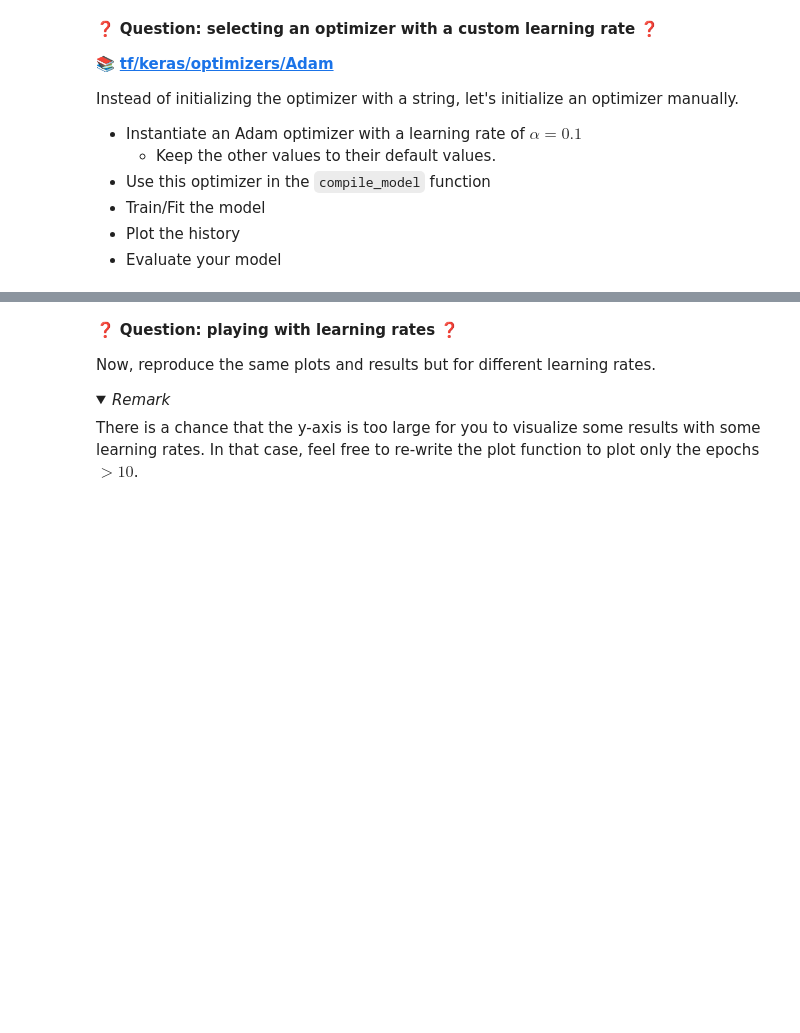
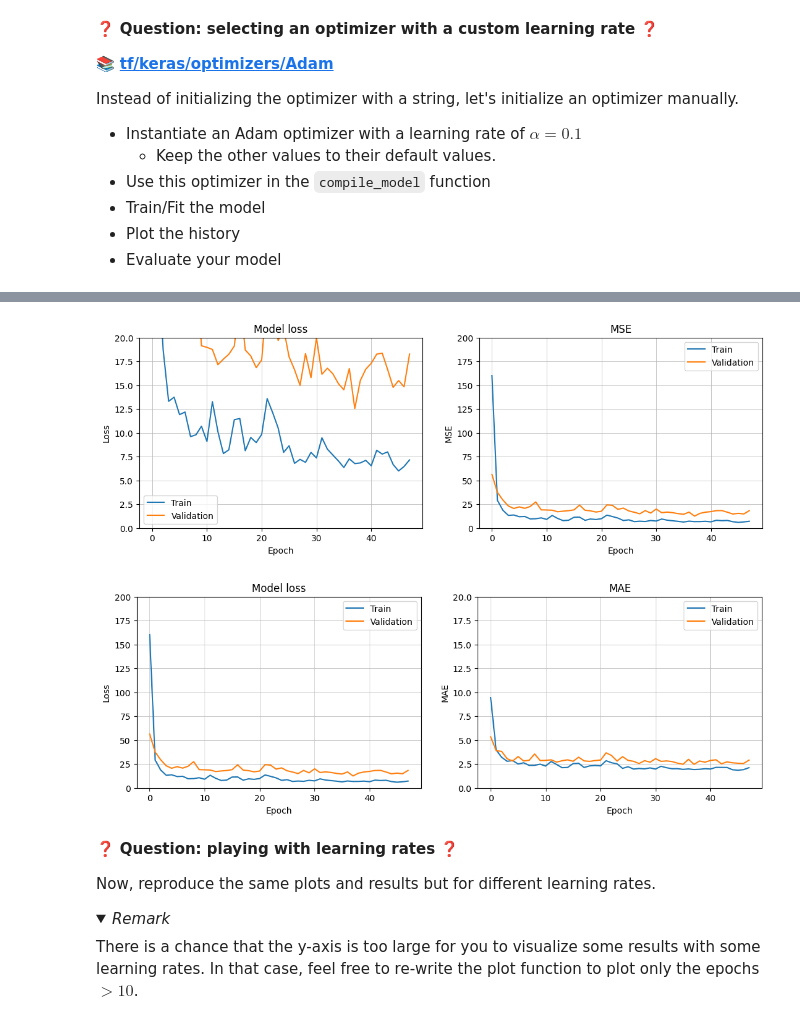
Before and after one commit to jharika23/data-finetune-your-neural-network, a Jupyter notebook: Finetune-and-save-your-neural-network.ipynb, the cells around one changed output, grey strips where cells are left out. Drawn from its saved outputs; the diff is of its cells as text; code cells hidden in the pictures; folded sections open; blank space fills up the shorter version.

```diff
--- a/Finetune-and-save-your-neural-network.ipynb
+++ b/Finetune-and-save-your-neural-network.ipynb
@@ -284,0 +433,22 @@ Instead of initializing the optimizer with a string, let's initialize an optimiz
+# %%
+from tensorflow.keras.optimizers import Adam
+
+adam = Adam(learning_rate=0.1)
+
+model = initialize_model(X_train_scaled.shape[-1])
+model = compile_model(model,adam)
+# Fit the model on the train data
+history = model.fit(X_train_scaled, y_train,
+                    validation_split = 0.3,
+                    epochs = 500,
+                    batch_size = 16,
+                    verbose = 0,
+                    callbacks = [es])
+
+# print(history.history.keys())
+
+print(model.evaluate(X_test_scaled,y_test)[-1])
+
+plot_loss_mse(history)
+plot_loss_mae(history)
+# %% [output]
@@ -285,3 +457,5 @@ Instead of initializing the optimizer with a string, let's initialize an optimiz
+[figure, added]
+[figure, added]
 # %% [markdown]
 ❓ **Question: playing with learning rates** ❓
 
```
Also changed, not shown: parts of 30 cells of this notebook, 1 other file.
